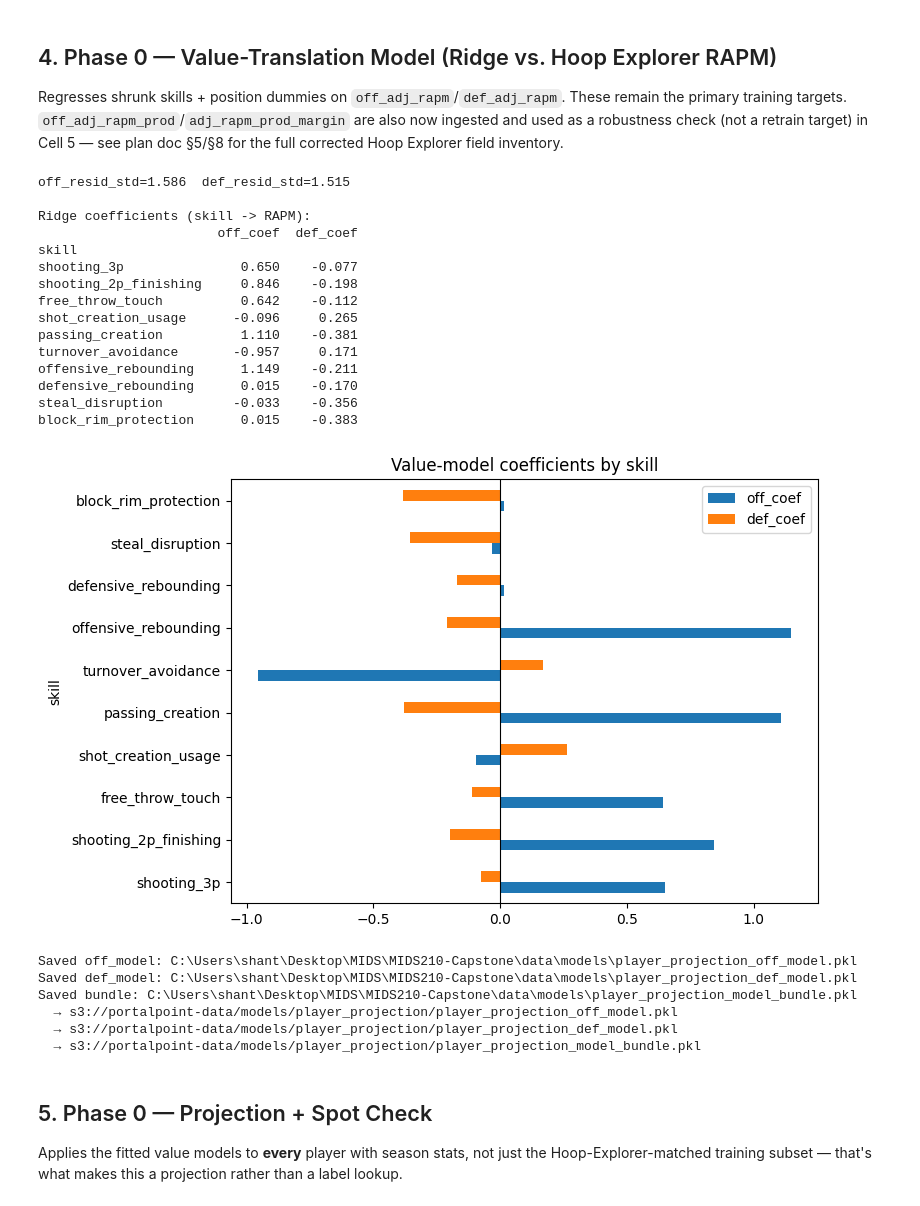
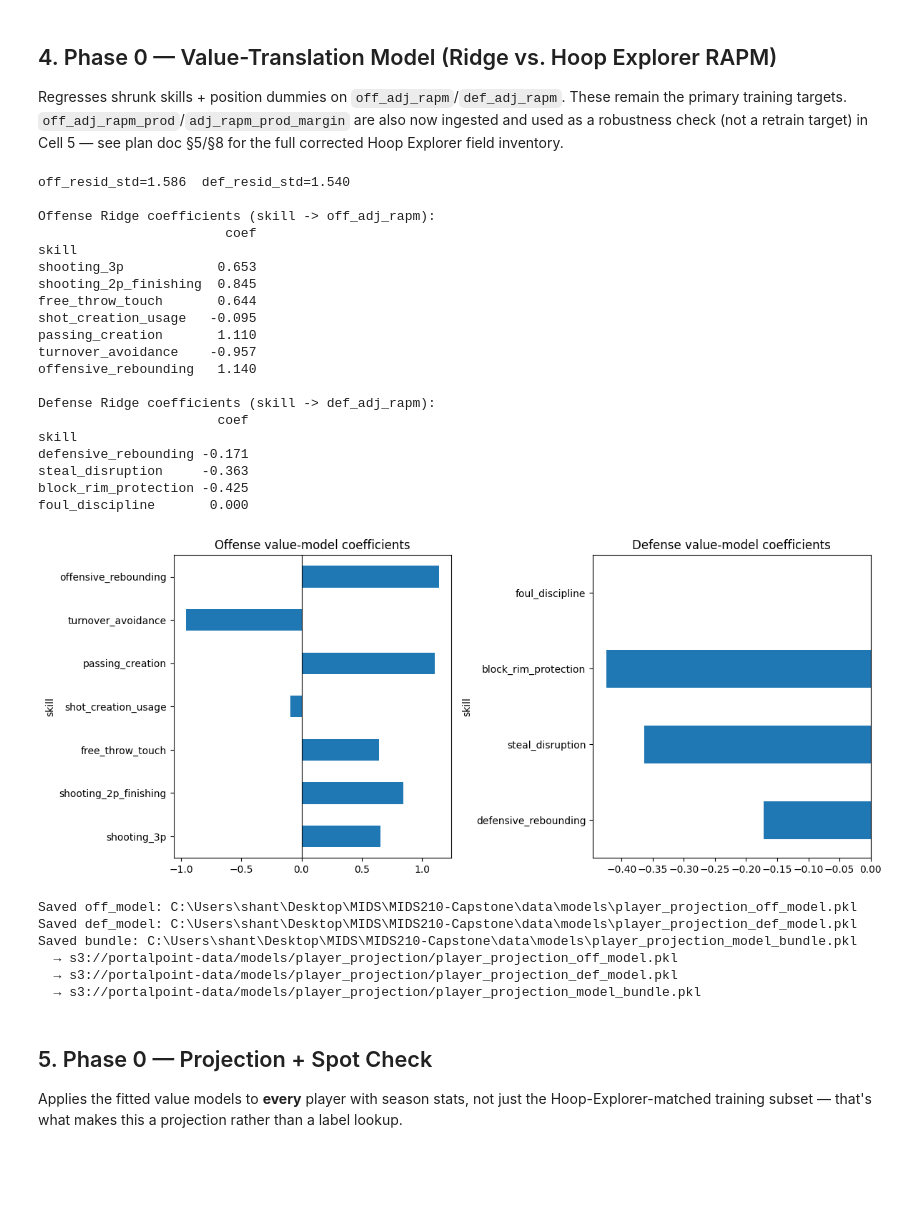
Before and after one commit to shanthg01/MIDS210-Capstone, a Jupyter notebook: notebooks/models/player_projection_state_space.ipynb, the cells around one changed output. Drawn from its saved outputs; the diff is of its cells as text; code cells hidden in the pictures; blank space fills up the shorter version.

Commit message:
add foul feature and split into two feature sets

```diff
--- a/notebooks/models/player_projection_state_space.ipynb
+++ b/notebooks/models/player_projection_state_space.ipynb
@@ -163,56 +163,72 @@ see plan doc §5/§8 for the full corrected Hoop Explorer field inventory.
 # %%
 # Cell 4 — Fit value models + diagnostics
 off_model, off_resid_std = pp.fit_value_model(pctile_df, 'off_adj_rapm')
 def_model, def_resid_std = pp.fit_value_model(pctile_df, 'def_adj_rapm')
 print(f'off_resid_std={off_resid_std:.3f}  def_resid_std={def_resid_std:.3f}')
 
-coef_df = pd.DataFrame({
-    'skill': SKILLS,
-    'off_coef': off_model.named_steps['ridge'].coef_[:len(SKILLS)],
-    'def_coef': def_model.named_steps['ridge'].coef_[:len(SKILLS)],
+# Offense/defense split (2026-06-24): off_model/def_model are fit on
+# different feature sets now -- two separate coefficient tables, not one
+# shared SKILLS-indexed frame.
+off_coef_df = pd.DataFrame({
+    'skill': pp.OFFENSE_SKILLS,
+    'coef': off_model.named_steps['ridge'].coef_[:len(pp.OFFENSE_SKILLS)],
 }).set_index('skill')
-print('\nRidge coefficients (skill -> RAPM):')
-print(coef_df.round(3).to_string())
+def_coef_df = pd.DataFrame({
+    'skill': pp.DEFENSE_SKILLS,
+    'coef': def_model.named_steps['ridge'].coef_[:len(pp.DEFENSE_SKILLS)],
+}).set_index('skill')
+print('\nOffense Ridge coefficients (skill -> off_adj_rapm):')
+print(off_coef_df.round(3).to_string())
+print('\nDefense Ridge coefficients (skill -> def_adj_rapm):')
+print(def_coef_df.round(3).to_string())
 
-fig, ax = plt.subplots(figsize=(8, 5))
-coef_df.plot.barh(ax=ax)
-ax.set_title('Value-model coefficients by skill')
-ax.axvline(0, color='black', linewidth=0.8)
+fig, axes = plt.subplots(1, 2, figsize=(12, 5))
+off_coef_df.plot.barh(ax=axes[0], legend=False)
+axes[0].set_title('Offense value-model coefficients')
+axes[0].axvline(0, color='black', linewidth=0.8)
+def_coef_df.plot.barh(ax=axes[1], legend=False)
+axes[1].set_title('Defense value-model coefficients')
+axes[1].axvline(0, color='black', linewidth=0.8)
 plt.tight_layout()
 plt.show()
 
 
 # Local pkl + S3 upload -- same convention as player_clustering.py /
 # team_clustering.py (save_artifacts + s3_helpers.upload), separate from
 # MLflow's own log_model/artifact store in Cell 7.
 model_paths = pp.save_artifacts(ROOT / 'data' / 'models', off_model, def_model, off_resid_std, def_resid_std)
 for _name, _path in model_paths.items():
     print(f'Saved {_name}: {_path}')
 try:
     import sys as _sys
     _sys.path.insert(0, str(ROOT / 'notebooks' / 'utils'))
     from s3_helpers import upload as _upload
     for _name, _path in model_paths.items():
         _upload(_path, f'models/player_projection/{_path.name}')
 except Exception as _exc:
     print(f'S3 upload skipped: {_exc}')
 # %% [output]
-off_resid_std=1.586  def_resid_std=1.515
+off_resid_std=1.586  def_resid_std=1.540
 
-Ridge coefficients (skill -> RAPM):
-                       off_coef  def_coef
+Offense Ridge coefficients (skill -> off_adj_rapm):
+                        coef
 skill
-shooting_3p               0.650    -0.077
-shooting_2p_finishing     0.846    -0.198
-free_throw_touch          0.642    -0.112
-shot_creation_usage      -0.096     0.265
-passing_creation          1.110    -0.381
-turnover_avoidance       -0.957     0.171
-offensive_rebounding      1.149    -0.211
-defensive_rebounding      0.015    -0.170
-steal_disruption         -0.033    -0.356
-block_rim_protection      0.015    -0.383
+shooting_3p            0.653
+shooting_2p_finishing  0.845
+free_throw_touch       0.644
+shot_creation_usage   -0.095
+passing_creation       1.110
+turnover_avoidance    -0.957
+offensive_rebounding   1.140
+
+Defense Ridge coefficients (skill -> def_adj_rapm):
+                       coef
+skill
+defensive_rebounding -0.171
+steal_disruption     -0.363
+block_rim_protection -0.425
+foul_discipline       0.000
-[figure, old version]
+[figure, new version]
 Saved off_model: C:\Users\shant\Desktop\MIDS\MIDS210-Capstone\data\models\player_projection_off_model.pkl
 Saved def_model: C:\Users\shant\Desktop\MIDS\MIDS210-Capstone\data\models\player_projection_def_model.pkl
 Saved bundle: C:\Users\shant\Desktop\MIDS\MIDS210-Capstone\data\models\player_projection_model_bundle.pkl
```
Also changed, not shown: parts of 17 cells of this notebook, 8 other files.
